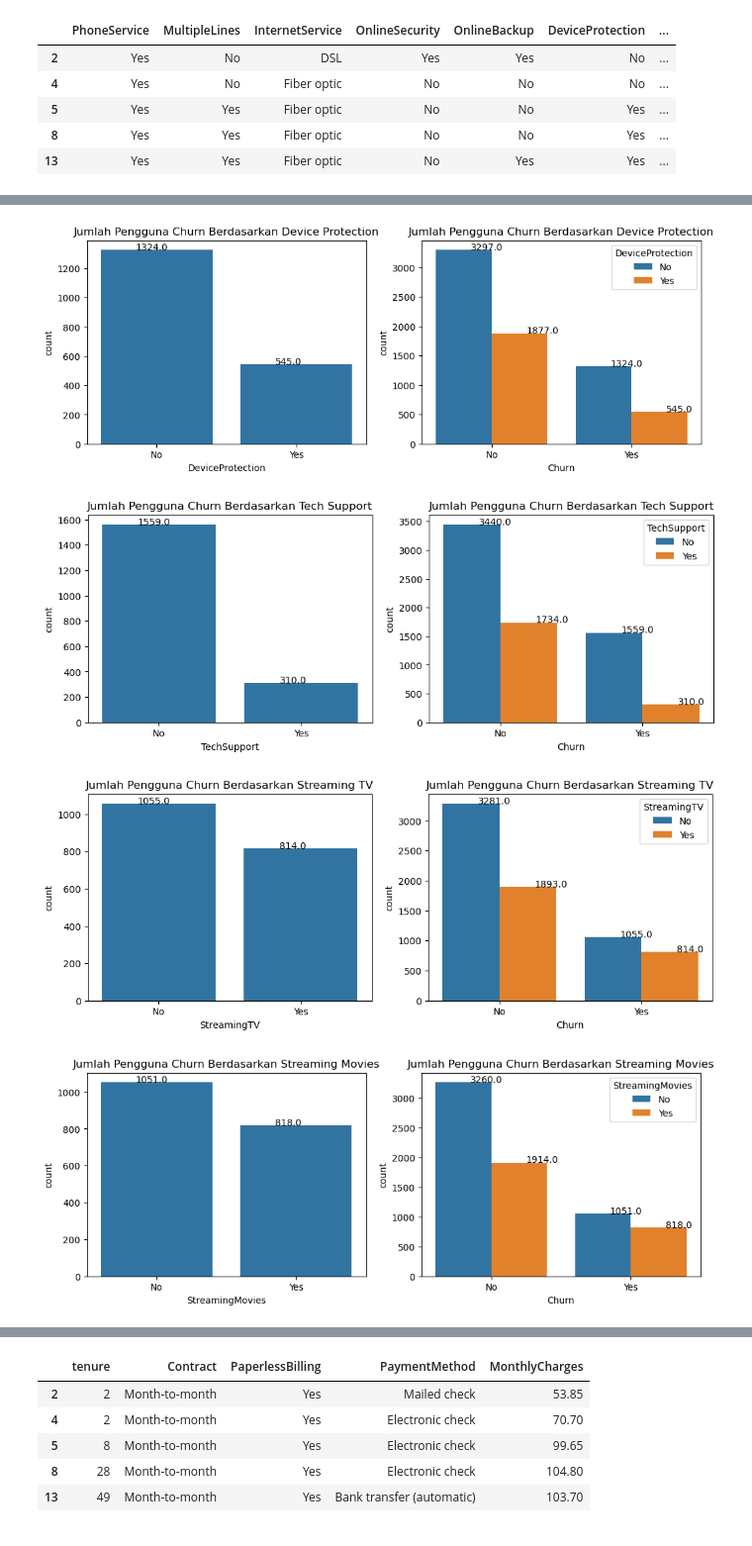
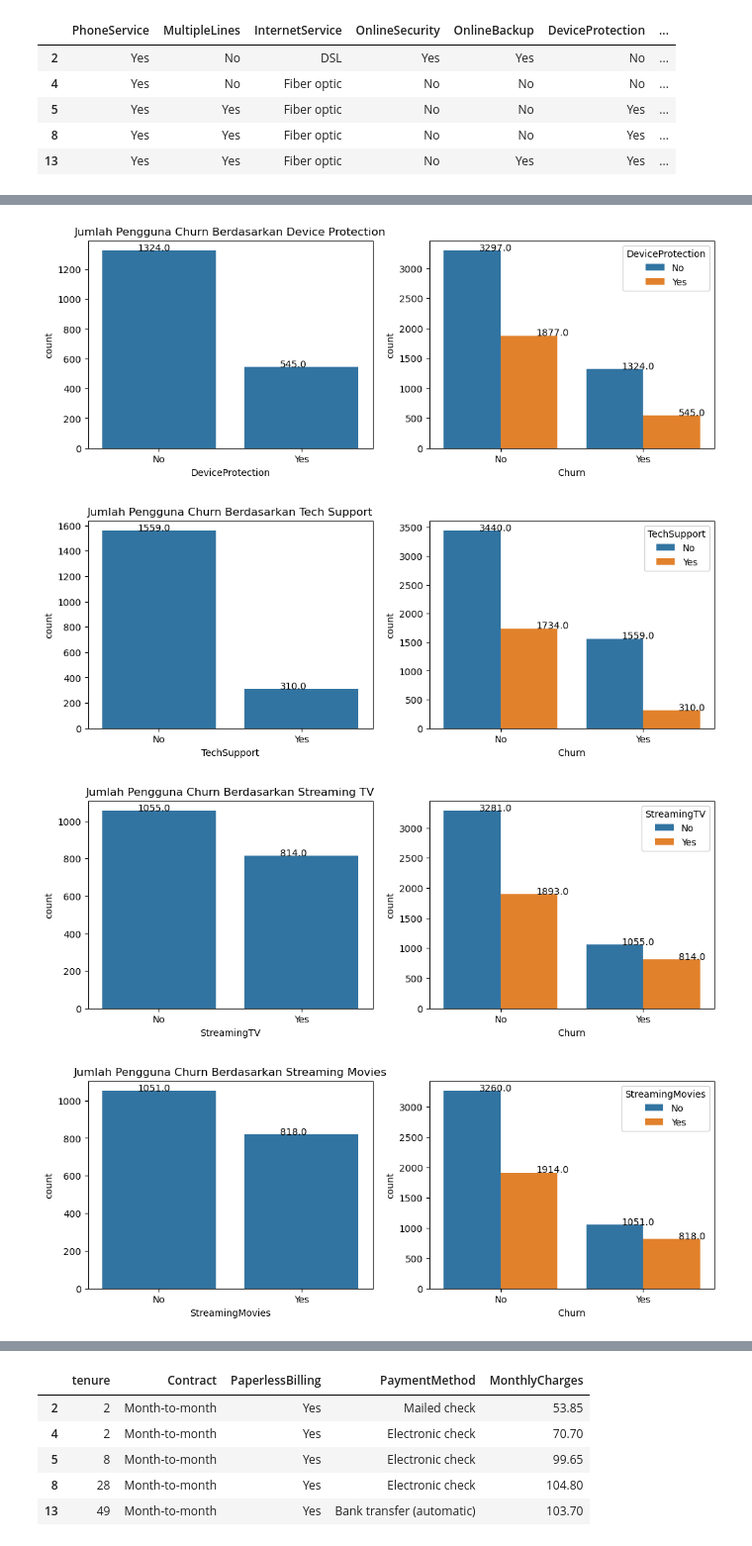
Before and after one commit to Anwitch/TelcoCustomerChurn, a Jupyter notebook: notebooks/03-EDA.ipynb, the cells around one changed output, grey strips where cells are left out. Shown: that part at 99% size. Cells and saved outputs as stored; diff of their text form; code cells hidden in the pictures.

```diff
--- a/notebooks/03-EDA.ipynb
+++ b/notebooks/03-EDA.ipynb
@@ -135,11 +137,11 @@ df_charges = df.groupby('Churn')['TotalCharges'].sum().reset_index()
 print(df_charges)
 
 plt.figure(figsize=(6,4))
-ax = sns.barplot(x = df_charges.index, y='TotalCharges', data = df_charges)
+ax = sns.barplot(x = 'Churn', y='TotalCharges', data = df_charges, hue = 'Churn')
 for p in ax.patches:
     ax.annotate('{:.1f}'.format(p.get_height()), (p.get_x() + 0.25, p.get_height() + 0.01))
 
-ax.set_title('Total Charges per Churn Status')
+ax.set_title('Churn Rate Berdasarkan Total Charges')
 plt.show()
 # %% [output]
   Churn  TotalCharges
@@ -159,7 +163,7 @@ demographic_columns.head()
 # %%
 plt.figure(figsize=(12, 4))
 ax = plt.subplot (121)
-ax = sns.countplot (x = 'gender', data = demographic_columns, hue = 'gender', order = ['Male', 'Female'])
+ax = sns.countplot (x = 'gender', data = demographic_columns, hue = 'gender')
 
 for p in ax.patches:
     ax.annotate('{:.1f}'.format(p.get_height()), (p.get_x() + 0.25, p.get_height() + 0.01))
@@ -173,7 +177,6 @@ for p in ax.patches:
     if p.get_height() > 0:
         ax.annotate('{:.0f}'.format(p.get_height()), (p.get_x() + p.get_width()/2, p.get_height() + 0.01))
 
-ax.set_title('Jumlah Pengguna Churn Berdasarkan Jenis Kelamin')
 
 plt.show()
 # %% [output]
@@ -184,7 +187,8 @@ ax = plt.subplot (121)
 ax = sns.countplot (x = 'SeniorCitizen', hue = 'SeniorCitizen', data = demographic_columns)
 
 for p in ax.patches:
-    ax.annotate('{:.1f}'.format(p.get_height()), (p.get_x() + 0.25, p.get_height() + 0.01))
+    if p.get_height() > 0:
+        ax.annotate('{:.1f}'.format(p.get_height()), (p.get_x() + 0.25, p.get_height() + 0.01))
 
 ax.set_title('Jumlah Pengguna Churn Berdasarkan Senior Citizen')
 
@@ -195,7 +199,6 @@ for p in ax.patches:
     if p.get_height() > 0:
         ax.annotate('{:.1f}'.format(p.get_height()), (p.get_x() + 0.25, p.get_height() + 0.01))
 
-ax.set_title('Jumlah Pengguna Churn Berdasarkan Senior Citizen')
 
 plt.show()
 # %% [output]
@@ -225,7 +227,7 @@ plt.show()
 # %%
 plt.figure(figsize=(12, 4))
 ax = plt.subplot (121)
-ax = sns.countplot (x = 'Dependents', data = demographic_columns, order = ['No', 'Yes'])
+ax = sns.countplot (x = 'Dependents', hue = 'Dependents', data = demographic_columns, order = ['No', 'Yes'])
 
 for p in ax.patches:
     ax.annotate('{:.1f}'.format(p.get_height()), (p.get_x() + 0.25, p.get_height() + 0.01))
@@ -239,7 +241,5 @@ for p in ax.patches:
     if p.get_height() > 0:
         ax.annotate('{:.1f}'.format(p.get_height()), (p.get_x() + 0.25, p.get_height() + 0.01))
 
-ax.set_title('Jumlah Pengguna Churn Berdasarkan Dependents')
-
 plt.show()
 # %% [output]
@@ -383,11 +381,10 @@ for p in ax.patches:
     if p.get_height() > 0:
         ax.annotate('{:.1f}'.format(p.get_height()), (p.get_x() + 0.25, p.get_height() + 0.01))
 
-ax.set_title('Jumlah Pengguna Churn Berdasarkan Device Protection')
 
 plt.show()
 # %% [output]
-[figure, old version]
+[figure, new version]
 # %%
 plt.figure(figsize=(12, 4))
 ax = plt.subplot (121)
@@ -405,11 +402,10 @@ for p in ax.patches:
     if p.get_height() > 0:
         ax.annotate('{:.1f}'.format(p.get_height()), (p.get_x() + 0.25, p.get_height() + 0.01))
 
-ax.set_title('Jumlah Pengguna Churn Berdasarkan Tech Support')
 
 plt.show()
 # %% [output]
-[figure, old version]
+[figure, new version]
 # %%
 plt.figure(figsize=(12, 4))
 ax = plt.subplot (121)
@@ -427,31 +423,29 @@ for p in ax.patches:
     if p.get_height() > 0:
         ax.annotate('{:.1f}'.format(p.get_height()), (p.get_x() + 0.25, p.get_height() + 0.01))
 
-ax.set_title('Jumlah Pengguna Churn Berdasarkan Streaming TV')
 
 plt.show()
 # %% [output]
-[figure, old version]
+[figure, new version]
 # %%
 plt.figure(figsize=(12, 4))
 ax = plt.subplot (121)
 ax = sns.countplot (x = 'StreamingMovies', data = services)
 
 for p in ax.patches:
     ax.annotate('{:.1f}'.format(p.get_height()), (p.get_x() + 0.25, p.get_height() + 0.01))
 
 ax.set_title('Jumlah Pengguna Churn Berdasarkan Streaming Movies')
 
 ax = plt.subplot (122)
 ax = sns.countplot (x = 'Churn', data = df, hue = 'StreamingMovies')
 
 for p in ax.patches:
     if p.get_height() > 0:
         ax.annotate('{:.1f}'.format(p.get_height()), (p.get_x() + 0.25, p.get_height() + 0.01))
 
-ax.set_title('Jumlah Pengguna Churn Berdasarkan Streaming Movies')
 
 plt.show()
 # %% [output]
-[figure, old version]
+[figure, new version]
 # %% [markdown]
```
Also changed, not shown: parts of 22 cells of this notebook, 3 other files.
